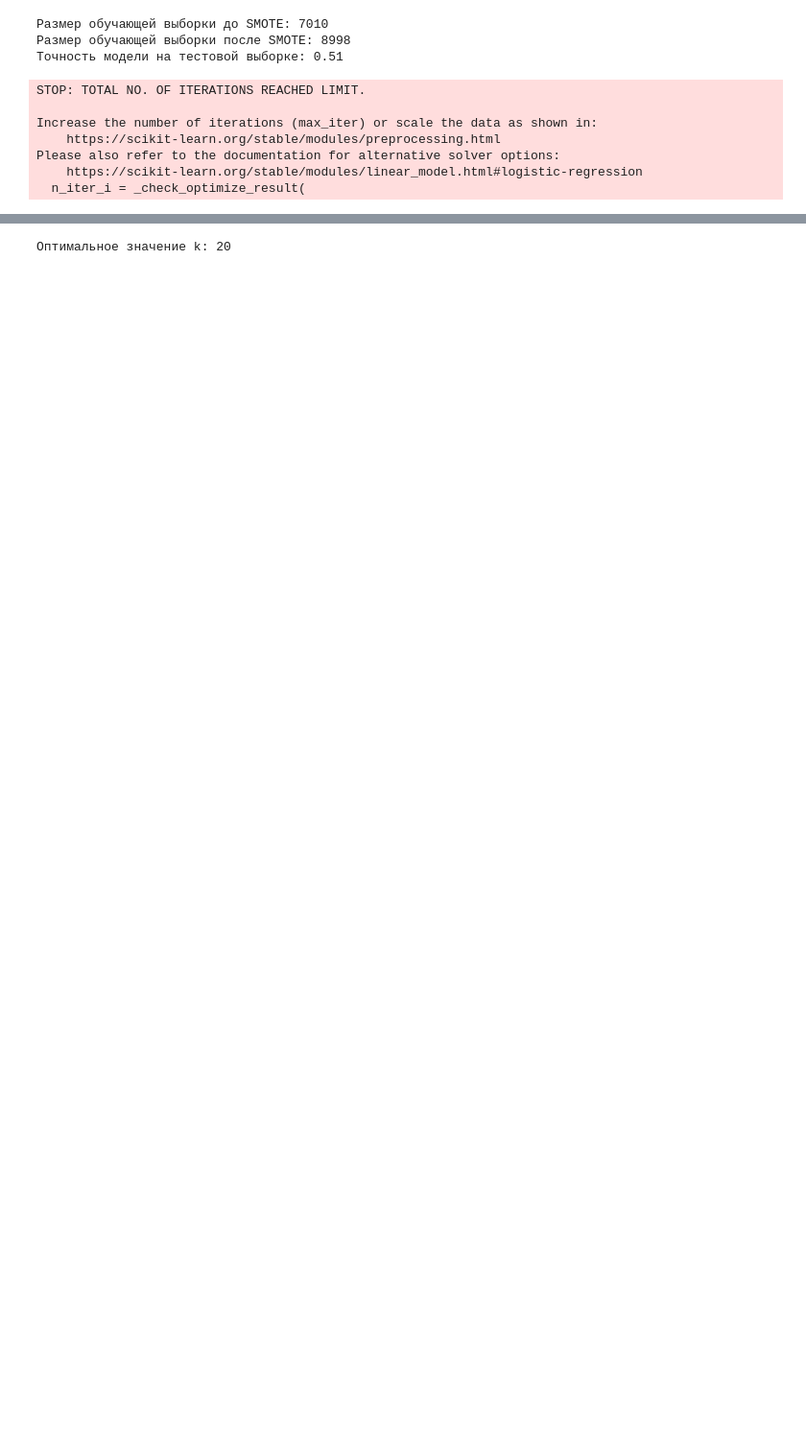
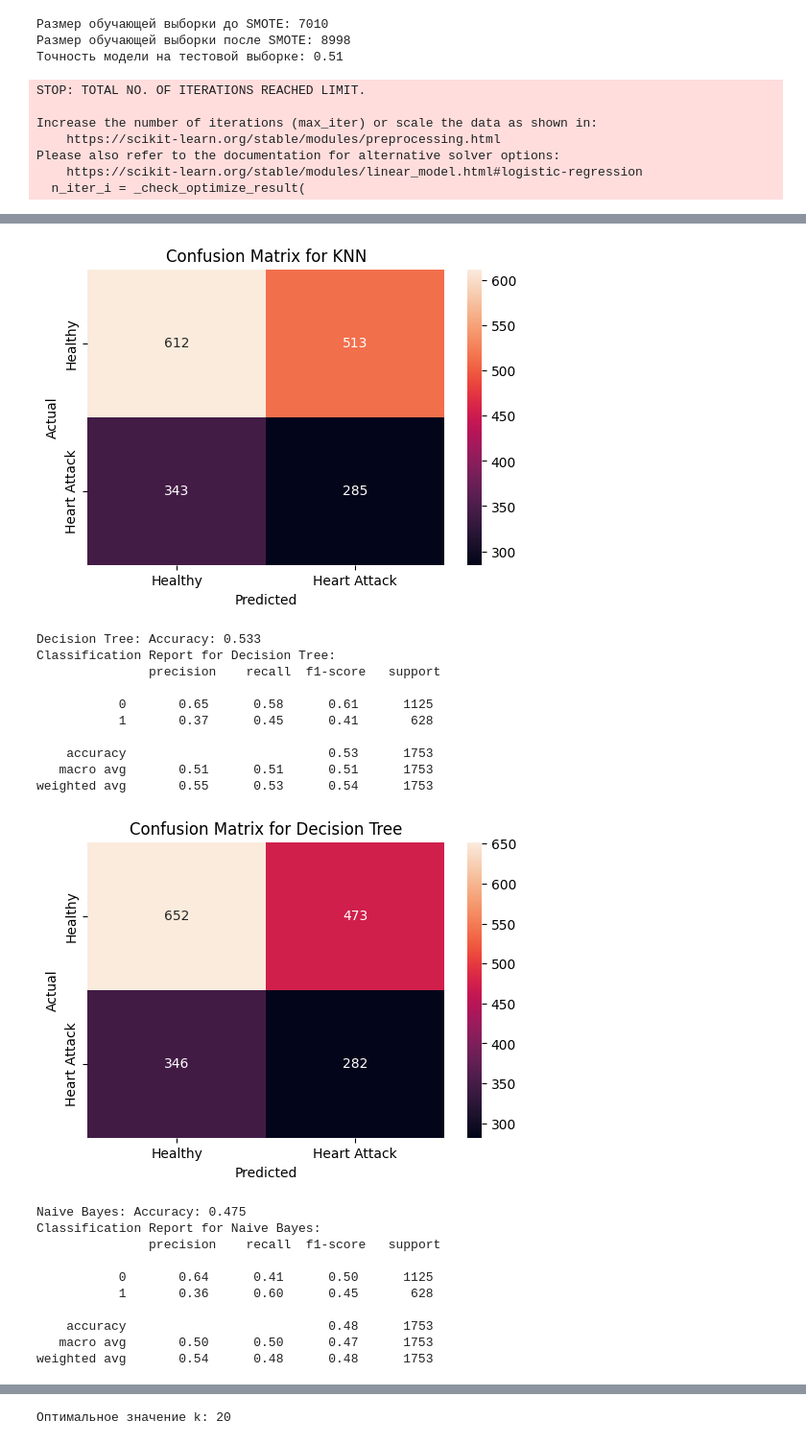
Before and after one commit to artschedrov/fpmi_ml, a Jupyter notebook: zadanie_1.ipynb, the cells around one changed output, grey strips where cells are left out. Shown at 96% size. Saved outputs shown, nothing was run; the diff lists cells and outputs as text; code cells hidden in the pictures; blank space fills up the shorter version.

```diff
--- a/zadanie_1.ipynb
+++ b/zadanie_1.ipynb
@@ -471,0 +741,54 @@ print(f"Точность модели на тестовой выборке: {acc
+# %%
+models = [
+    ('Logistic Regression', LogisticRegression(solver='liblinear')),
+    ('KNN', KNeighborsClassifier()),
+    ('Decision Tree', DecisionTreeClassifier()),
+    ('Naive Bayes', GaussianNB()),
+    ('Support Vector Machine', SVC()),
+    ('GBM', GradientBoostingClassifier()),
+    ('XGBoost', xgb.XGBClassifier(eval_metric='mlogloss'))
+]
+
+# Prepare lists to store results and names
+results = []
+names = []
+
+# Evaluate each model in turn
+for name, model in models:
+    # Train the model using training data (SMOTE for handling imbalance)
+    model.fit(X_train_resampled, y_train_resampled)
+
+    # Predict on the test set
+    y_pred = model.predict(X_test)
+
+    # Accuracy score
+    accuracy = model.score(X_test, y_test)
+    results.append(accuracy)
+    names.append(name)
+    print(f"{name}: Accuracy: {accuracy:.3f}")
+
+    # Classification report
+    print(f"Classification Report for {name}:\n", classification_report(y_test, y_pred))
+    print()
+
+    # Confusion matrix
+    cm = confusion_matrix(y_test, y_pred)
+    plt.figure(figsize=(6, 4))
+    sns.heatmap(cm, annot=True, fmt="d",
+                xticklabels=['Healthy', 'Heart Attack'],
+                yticklabels=['Healthy', 'Heart Attack'])
+    plt.title(f'Confusion Matrix for {name}')
+    plt.xlabel('Predicted')
+    plt.ylabel('Actual')
+    plt.show()
+
+# Bar plot for algorithm comparison (accuracies of models)
+plt.figure(figsize=(8, 4))
+sns.barplot(x=names, y=results, palette='viridis')
+plt.title('Сравнение алгоритмов: Точность модели')
+plt.xlabel('Модели')
+plt.ylabel('Точность')
+plt.ylim(0, 1)  # Limiting y-axis from 0 to 1 for accuracy percentage
+plt.xticks(rotation=45)  # Rotate model names for better readability
+plt.show()
+# %% [output]
@@ -471,0 +816,22 @@ print(f"Точность модели на тестовой выборке: {acc
+[figure, added]
+Decision Tree: Accuracy: 0.533
+Classification Report for Decision Tree:
+               precision    recall  f1-score   support
+
+           0       0.65      0.58      0.61      1125
+           1       0.37      0.45      0.41       628
+
+    accuracy                           0.53      1753
+   macro avg       0.51      0.51      0.51      1753
+weighted avg       0.55      0.53      0.54      1753
+[figure, added]
+Naive Bayes: Accuracy: 0.475
+Classification Report for Naive Bayes:
+               precision    recall  f1-score   support
+
+           0       0.64      0.41      0.50      1125
+           1       0.36      0.60      0.45       628
+
+    accuracy                           0.48      1753
+   macro avg       0.50      0.50      0.47      1753
+weighted avg       0.54      0.48      0.48      1753
```
Also changed, not shown: parts of 72 cells of this notebook.
